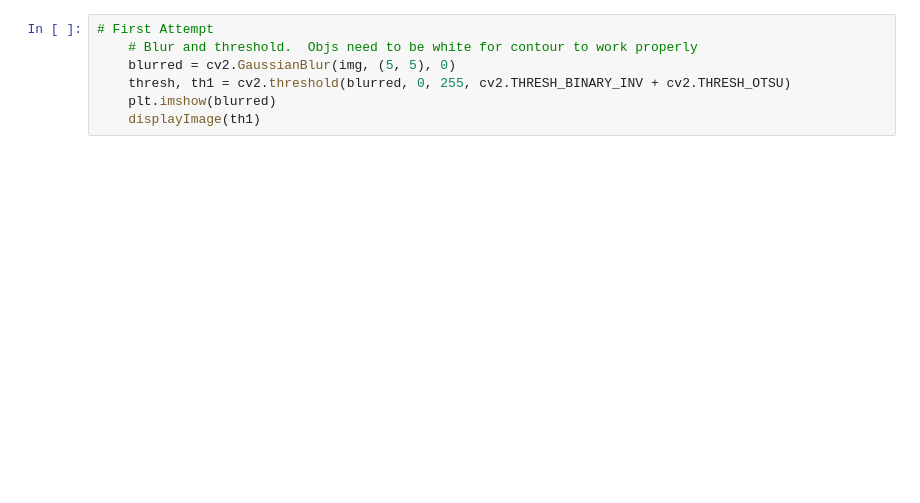
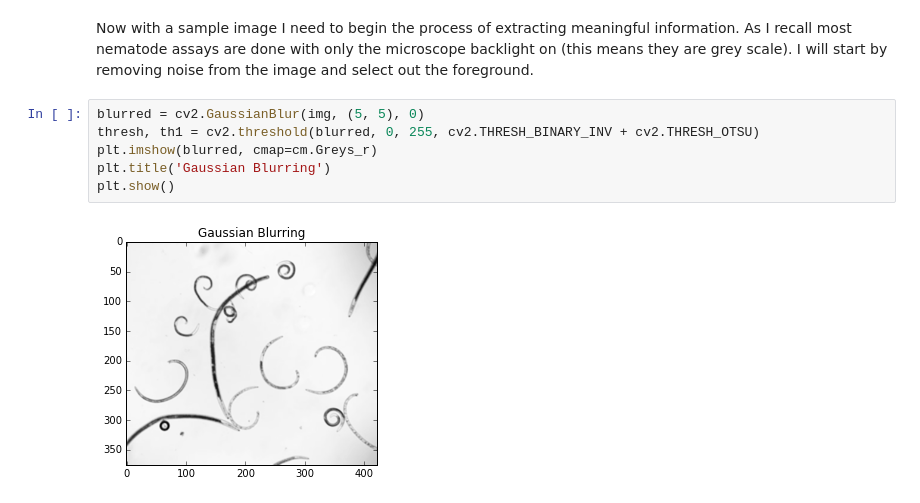
Before and after one commit to lehassell/nematode, a Jupyter notebook: nematode.ipynb, the cells around one changed output. Saved outputs shown, nothing was run; the diff lists cells and outputs as text; blank space fills up the shorter version.

```diff
--- a/nematode.ipynb
+++ b/nematode.ipynb
@@ -35,7 +27,11 @@ if __name__ == "__main__":
+# %% [markdown]
+Now with a sample image I need to begin the process of extracting meaningful information.  As I recall most nematode assays are done with only the microscope backlight on (this means they are grey scale).  I will start by
+removing noise from the image and select out the foreground.
 # %%
-# First Attempt
-    # Blur and threshold.  Objs need to be white for contour to work properly
-    blurred = cv2.GaussianBlur(img, (5, 5), 0)
-    thresh, th1 = cv2.threshold(blurred, 0, 255, cv2.THRESH_BINARY_INV + cv2.THRESH_OTSU)
-    plt.imshow(blurred)
-    displayImage(th1)
+blurred = cv2.GaussianBlur(img, (5, 5), 0)
+thresh, th1 = cv2.threshold(blurred, 0, 255, cv2.THRESH_BINARY_INV + cv2.THRESH_OTSU)
+plt.imshow(blurred, cmap=cm.Greys_r)
+plt.title('Gaussian Blurring')
+plt.show()
+# %% [output]
+[figure, added]
```
Also changed, not shown: parts of 29 cells of this notebook.
